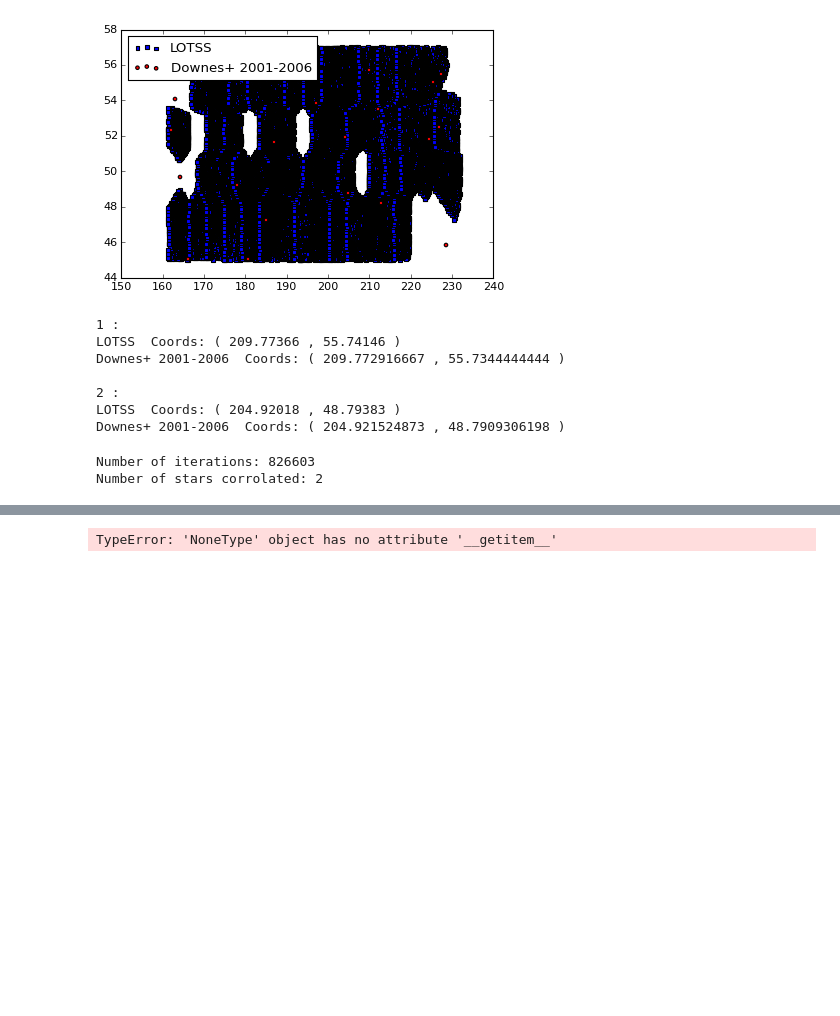
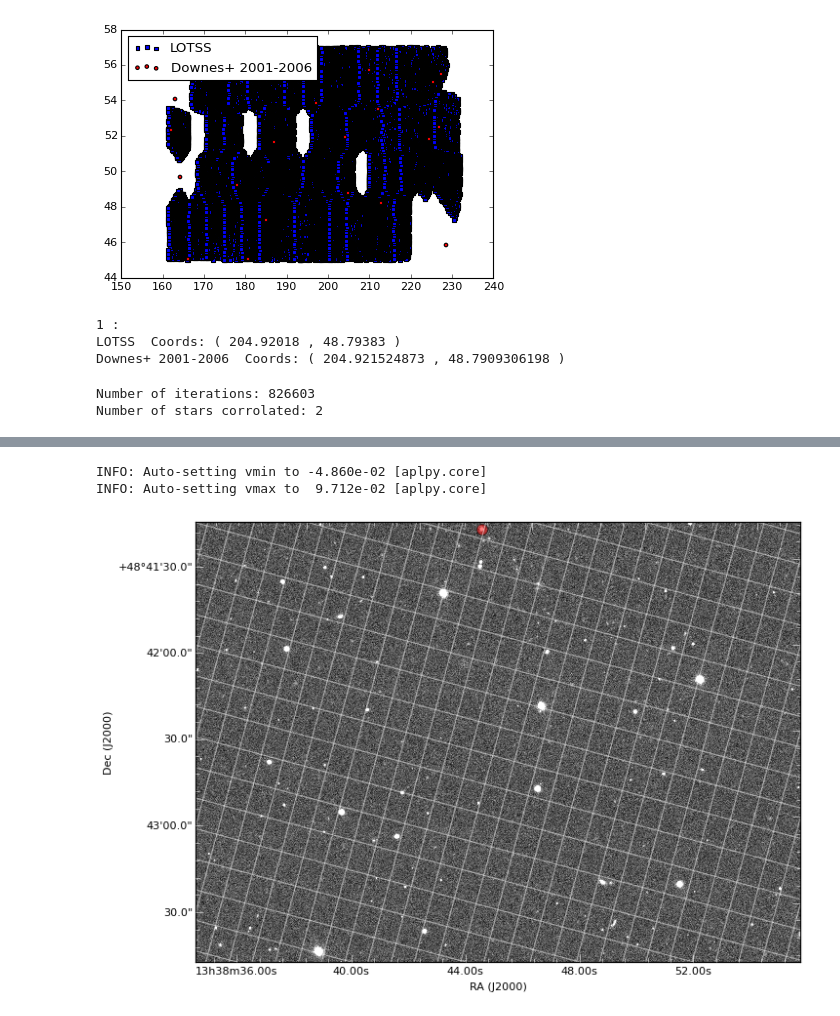
Before and after one commit to niallb96/lofar, a Jupyter notebook: LOTSS_VS_CVs.ipynb, the cells around one changed output, grey strips where cells are left out. Drawn from its saved outputs; the diff is of its cells as text; code cells hidden in the pictures; blank space fills up the shorter version.

```diff
--- a/LOTSS_VS_CVs.ipynb
+++ b/LOTSS_VS_CVs.ipynb
@@ -28,10 +28,10 @@ DE_length=6.0
 First_Catalogue_Name='LOTSS'
 Second_Catalogue_Name='Downes+ 2001-2006'
 # %%
-First_Catalogue_Data= Table.read(First_Catalogue_Name+'.fit', format='fits')
+First_Catalogue_Data= Table.read('data/'+First_Catalogue_Name+'.fit', format='fits')
 #print First_Catalogue_Data
 
-Second_Catalogue_Data= Table.read('Downes.fit', format='fits')
+Second_Catalogue_Data= Table.read('data/Downes.fit', format='fits')
 #print Second_Catalogue_Data
 # %%
 # #First Catalogue:
@@ -140,8 +140,8 @@ plt.show()
 #Finding data for all the stars that overlap
 
 #Set CV error:
-RA_Second_e=30.0/3600.0
-DE_Second_e=30.0/3600.0
+RA_Second_e=10.0/3600.0
+DE_Second_e=10.0/3600.0
 
 RA_First_Relevant=[]
 RA_Second_Relevant=[]
@@ -189,10 +189,6 @@ while f<len(RA_First):
     n=n+1
 # %% [output]
 1 :
-LOTSS  Coords: ( 209.77366 , 55.74146 )
-Downes+ 2001-2006  Coords: ( 209.772916667 , 55.7344444444 )
-
-2 :
 LOTSS  Coords: ( 204.92018 , 48.79383 )
 Downes+ 2001-2006  Coords: ( 204.921524873 , 48.7909306198 )
 # %%
@@ -203,12 +199,12 @@ Number of iterations: 826603
 Number of stars corrolated: 2
 # %%
 #Which source to show:
-n=0
+x=0
 
 #Coordinates of this star:
-pos=coord.SkyCoord(RA_Second_Relevant[n]*u.deg, DE_Second_Relevant[n]*u.deg)
-ra=np.array([RA_Second_Relevant[n]])
-de=np.array([DE_Second_Relevant[n]])
+pos=coord.SkyCoord(RA_Second_Relevant[x]*u.deg, DE_Second_Relevant[x]*u.deg)
+ra=np.array([RA_Second_Relevant[x]])
+de=np.array([DE_Second_Relevant[x]])
 
 #Find image from SDSS:
 images = SDSS.get_images(pos)
@@ -227 +224,3 @@ WARNING: NoResultsWarning: Query returned no results. [astroquery.sdss.core]
-TypeError: 'NoneType' object has no attribute '__getitem__'
+INFO: Auto-setting vmin to -4.860e-02 [aplpy.core]
+INFO: Auto-setting vmax to  9.712e-02 [aplpy.core]
+[figure, added]
```
Also changed, not shown: parts of 1 cell of this notebook, 6 other files.
